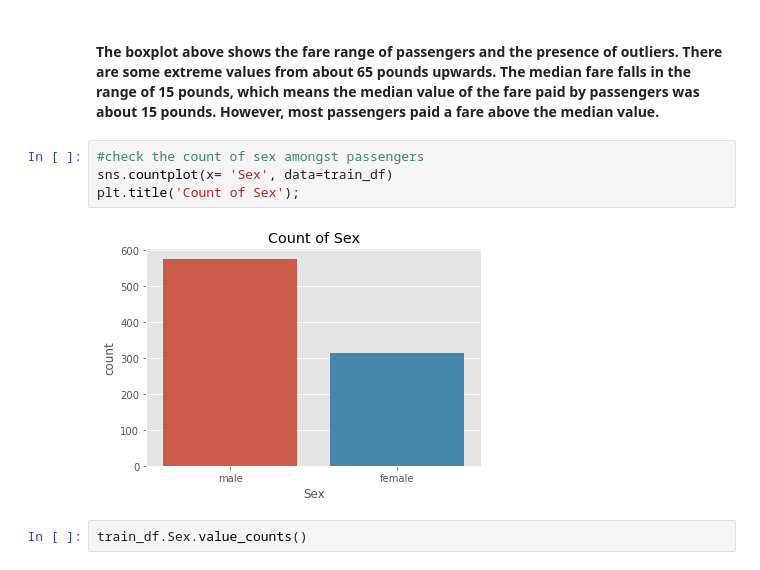
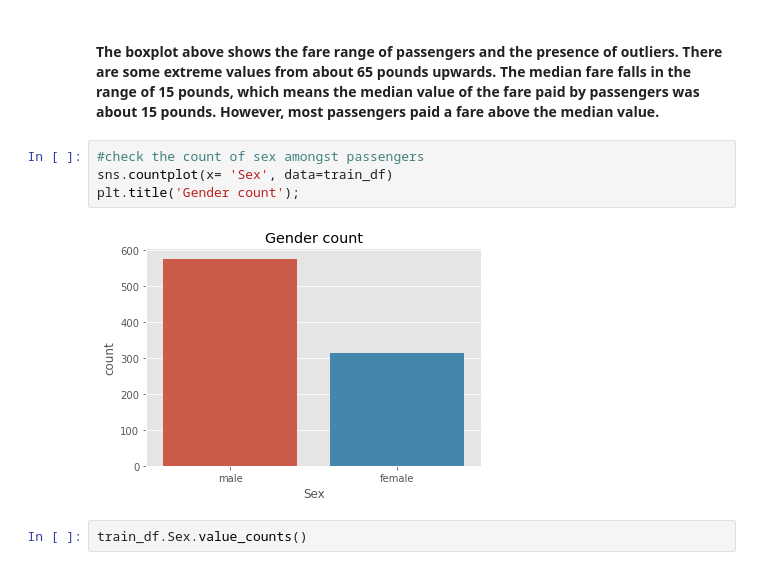
Before and after one commit to Bernice-Akinwande/Kaggle-BIPOC-Mentorship-project, a Jupyter notebook: Titanic Data Analysis .ipynb, the cells around one changed output. Saved outputs shown, nothing was run; the diff lists cells and outputs as text.

```diff
--- a/Titanic Data Analysis .ipynb
+++ b/Titanic Data Analysis .ipynb
@@ -219,9 +219,9 @@ plt.title("Fare Distribution");
 # %%
 #check the count of sex amongst passengers
 sns.countplot(x= 'Sex', data=train_df)
-plt.title('Count of Sex');
+plt.title('Gender count');
 # %% [output]
-[figure, old version]
+[figure, new version]
 # %%
 train_df.Sex.value_counts()
 # %% [output]
```
Also changed, not shown: parts of 5 cells of this notebook.
